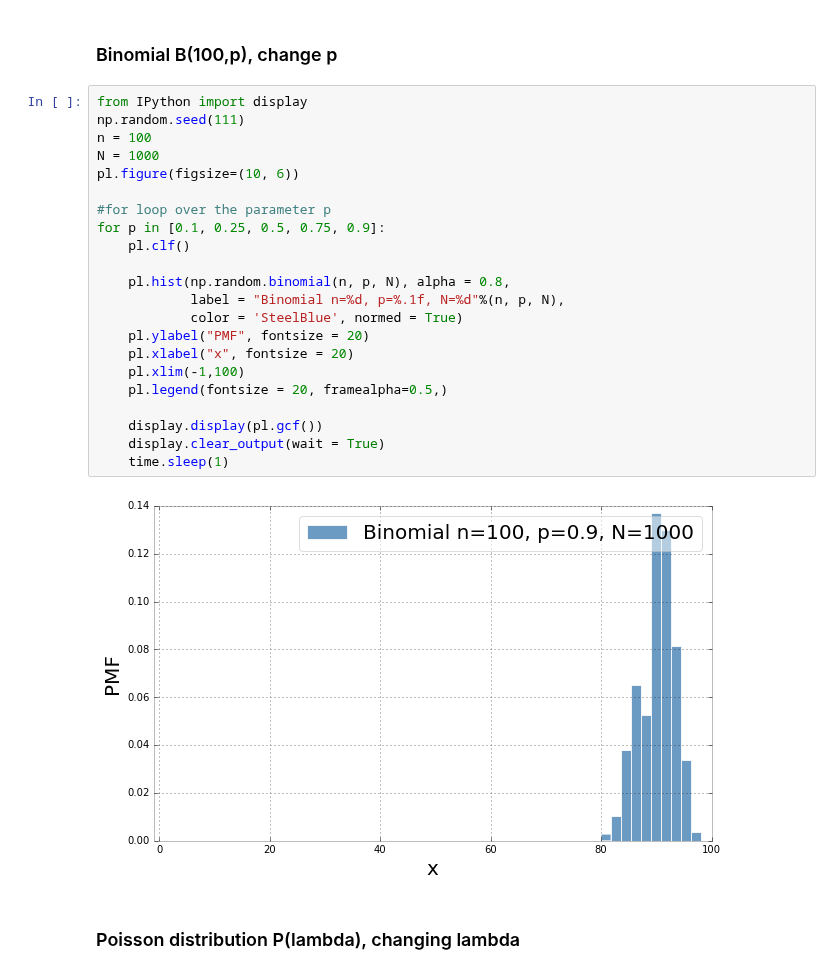
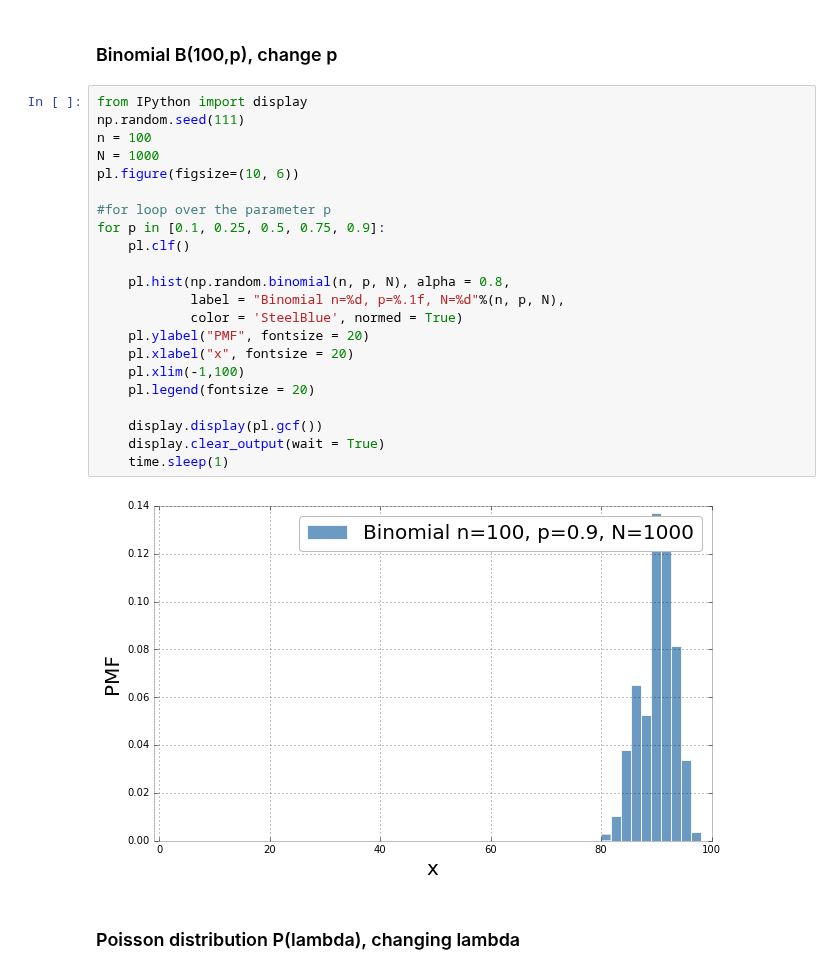
Before and after one commit to fedhere/UInotebooks, a Jupyter notebook: UCSL2016/UCSL2016 continuous distributions demo.ipynb, the cells around one changed output. Saved outputs shown, nothing was run; the diff lists cells and outputs as text.

```diff
--- a/UCSL2016/UCSL2016 continuous distributions demo.ipynb
+++ b/UCSL2016/UCSL2016 continuous distributions demo.ipynb
@@ -34,27 +33,27 @@ WARNING: pylab import has clobbered these variables: ['display']
 # %%
 from IPython import display
 np.random.seed(111)
 n = 100
 N = 1000
 pl.figure(figsize=(10, 6))
 
 #for loop over the parameter p
 for p in [0.1, 0.25, 0.5, 0.75, 0.9]:
     pl.clf()
 
     pl.hist(np.random.binomial(n, p, N), alpha = 0.8,
             label = "Binomial n=%d, p=%.1f, N=%d"%(n, p, N),
             color = 'SteelBlue', normed = True)
     pl.ylabel("PMF", fontsize = 20)
     pl.xlabel("x", fontsize = 20)
     pl.xlim(-1,100)
-    pl.legend(fontsize = 20, framealpha=0.5,)
+    pl.legend(fontsize = 20)
 
     display.display(pl.gcf())
     display.clear_output(wait = True)
     time.sleep(1)
 # %% [output]
-[figure, old version]
+[figure, new version]
 # %% [markdown]
 ### Poisson distribution P(lambda), changing  lambda
 # %%
```
Also changed, not shown: parts of 6 cells of this notebook.
